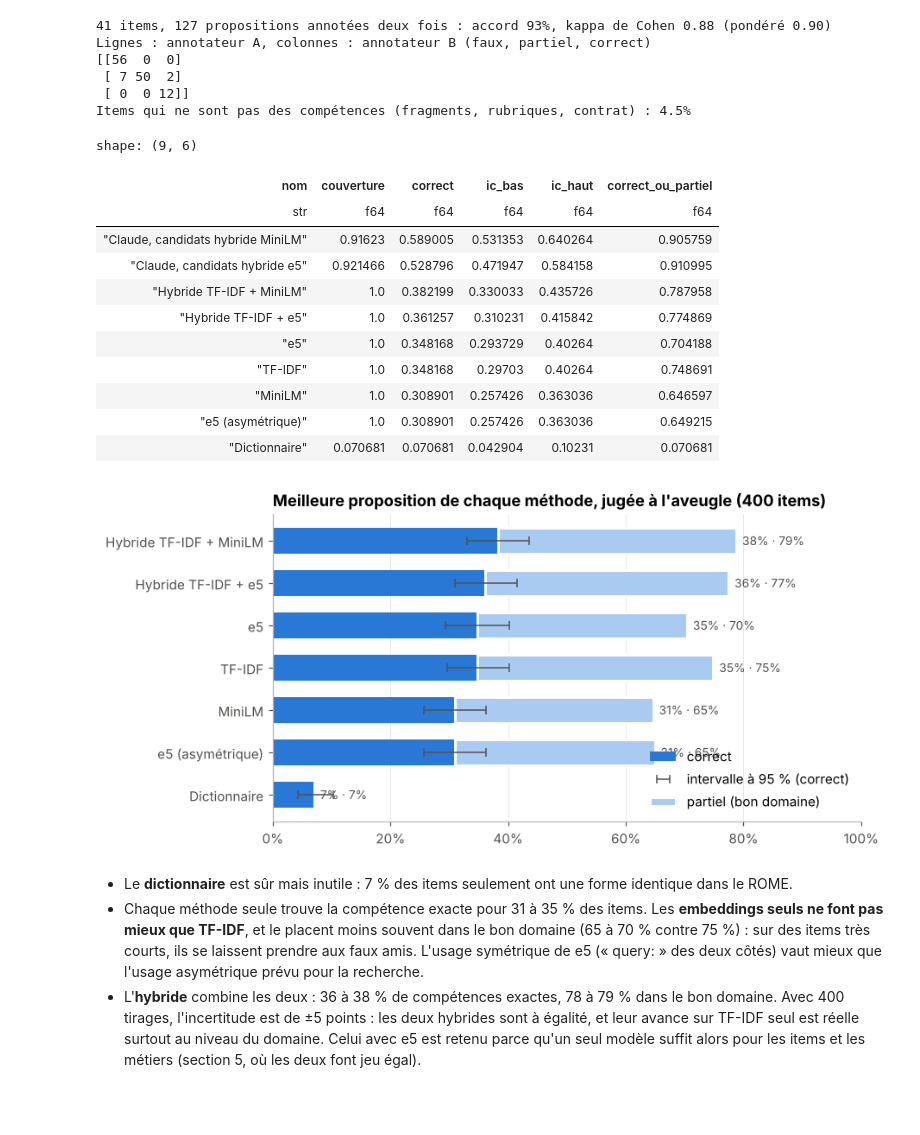
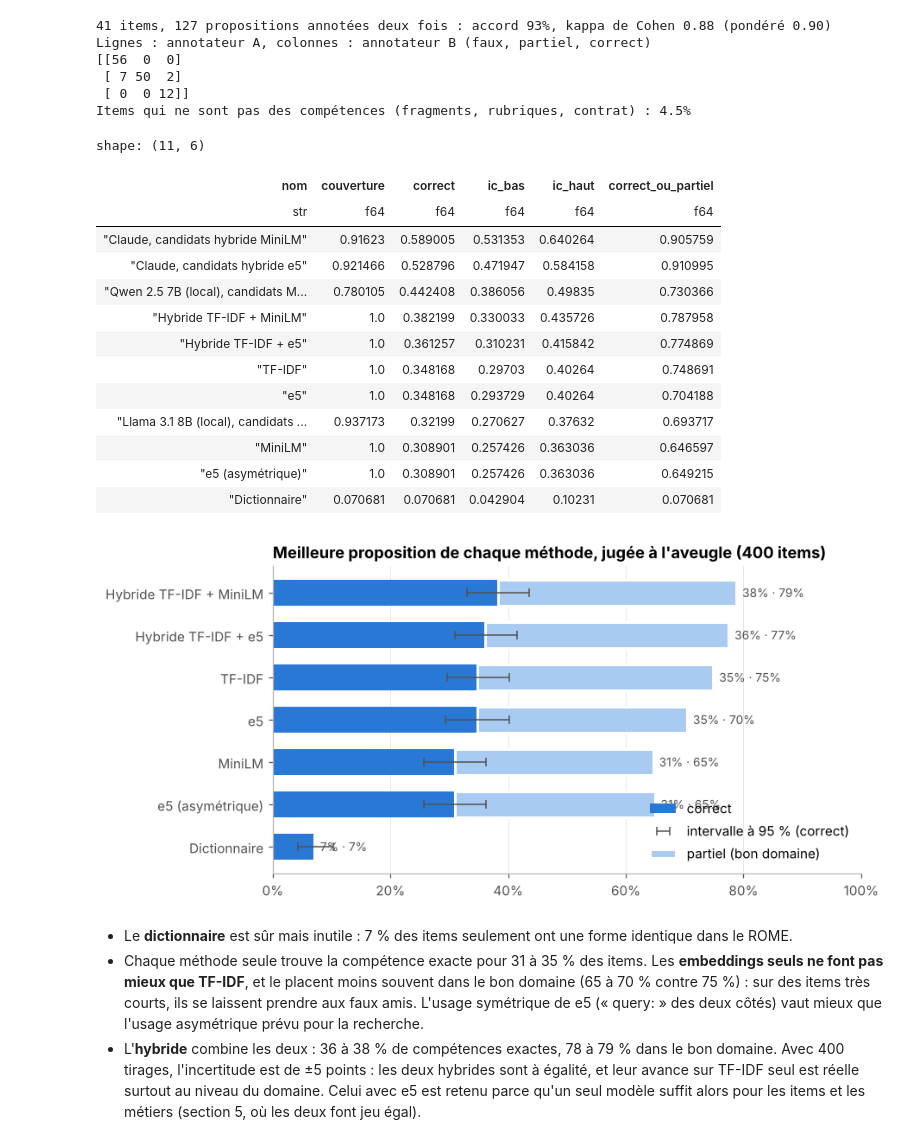
Before and after one commit to nitescuale/offres-emploi-competences, a Jupyter notebook: notebooks/02_competences.ipynb, the cells around one changed output. Cells and saved outputs as stored; diff of their text form; code cells hidden in the pictures; blank space fills up the shorter version.

```diff
--- a/notebooks/02_competences.ipynb
+++ b/notebooks/02_competences.ipynb
@@ -192,7 +192,8 @@ Items qui ne sont pas des compétences (fragments, rubriques, contrat) : 4.5%
 # %%
 NOMS = {"dictionnaire": "Dictionnaire", "tfidf": "TF-IDF", "e5_asym": "e5 (asymétrique)", "e5": "e5", "minilm": "MiniLM",
         "hybride_e5": "Hybride TF-IDF + e5", "hybride_minilm": "Hybride TF-IDF + MiniLM",
-        "llm_claude": "Claude, candidats hybride e5", "llm_claude_minilm": "Claude, candidats hybride MiniLM"}
+        "llm_claude": "Claude, candidats hybride e5", "llm_claude_minilm": "Claude, candidats hybride MiniLM",
+        "llm_qwen_minilm": "Qwen 2.5 7B (local), candidats MiniLM", "llm_llama_minilm": "Llama 3.1 8B (local), candidats MiniLM"}
 ev = props.join(items_eval.select("id", "poids", "est_competence"), on="id").filter("est_competence")
 total = items_eval.filter("est_competence")["poids"].sum()
 res = (ev.group_by("methode").agg(
@@ -210,36 +211,38 @@ res = res.with_columns(ic_bas=pl.col("methode").replace_strict({m: v[0] for m, v
                        ic_haut=pl.col("methode").replace_strict({m: v[1] for m, v in ic.items()}))
 sans_llm = res.filter(~pl.col("methode").str.starts_with("llm"))
 fig, ax = plt.subplots(figsize=(8, 4.2))
 y = np.arange(sans_llm.height)
 ax.barh(y, sans_llm["correct"], color=g.PALETTE[0], height=0.6, label="correct")
 ax.errorbar(sans_llm["correct"], y, xerr=[sans_llm["correct"] - sans_llm["ic_bas"], sans_llm["ic_haut"] - sans_llm["correct"]],
             fmt="none", ecolor="#52514e", elinewidth=1, capsize=3, label="intervalle à 95 % (correct)")
 ax.barh(y, sans_llm["partiel"], left=sans_llm["correct"], color=CLAIR, height=0.6, label="partiel (bon domaine)",
         edgecolor="white", linewidth=2)
 ax.set_yticks(y, sans_llm["nom"])
 for yy, c, cp in zip(y, sans_llm["correct"], sans_llm["correct_ou_partiel"]):
     ax.text(cp + 0.01, yy, f"{c:.0%} · {cp:.0%}", va="center", fontsize=9, color="#52514e")
 ax.xaxis.set_major_formatter(mtick.PercentFormatter(1))
 ax.set_xlim(0, 1)
 ax.grid(axis="y", visible=False)
 ax.legend(loc="lower right")
 ax.set_title("Meilleure proposition de chaque méthode, jugée à l'aveugle (400 items)")
 g.enregistrer(fig, "10_evaluation_methodes")
 res.select("nom", "couverture", "correct", "ic_bas", "ic_haut", "correct_ou_partiel").sort("correct", descending=True)
 # %% [output]
-shape: (9, 6)
+shape: (11, 6)
 | nom | couverture | correct | ic_bas | ic_haut | correct_ou_partiel |
 | str | f64 | f64 | f64 | f64 | f64 |
 | "Claude, candidats hybride MiniLM" | 0.91623 | 0.589005 | 0.531353 | 0.640264 | 0.905759 |
 | "Claude, candidats hybride e5" | 0.921466 | 0.528796 | 0.471947 | 0.584158 | 0.910995 |
+| "Qwen 2.5 7B (local), candidats M... | 0.780105 | 0.442408 | 0.386056 | 0.49835 | 0.730366 |
 | "Hybride TF-IDF + MiniLM" | 1.0 | 0.382199 | 0.330033 | 0.435726 | 0.787958 |
 | "Hybride TF-IDF + e5" | 1.0 | 0.361257 | 0.310231 | 0.415842 | 0.774869 |
+| "TF-IDF" | 1.0 | 0.348168 | 0.29703 | 0.40264 | 0.748691 |
 | "e5" | 1.0 | 0.348168 | 0.293729 | 0.40264 | 0.704188 |
-| "TF-IDF" | 1.0 | 0.348168 | 0.29703 | 0.40264 | 0.748691 |
+| "Llama 3.1 8B (local), candidats ... | 0.937173 | 0.32199 | 0.270627 | 0.37632 | 0.693717 |
 | "MiniLM" | 1.0 | 0.308901 | 0.257426 | 0.363036 | 0.646597 |
 | "e5 (asymétrique)" | 1.0 | 0.308901 | 0.257426 | 0.363036 | 0.649215 |
 | "Dictionnaire" | 0.070681 | 0.070681 | 0.042904 | 0.10231 | 0.070681 |
-[figure, old version]
+[figure, new version]
 # %% [markdown]
 - Le **dictionnaire** est sûr mais inutile : 7 % des items seulement ont une forme identique dans le ROME.
 - Chaque méthode seule trouve la compétence exacte pour 31 à 35 % des items. Les **embeddings seuls ne font pas mieux
```
Also changed, not shown: parts of 9 cells of this notebook, 2 other files.
